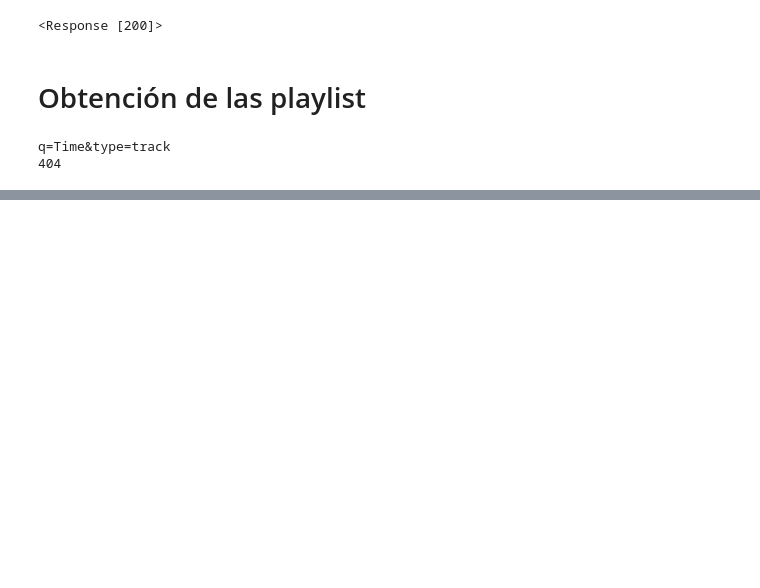
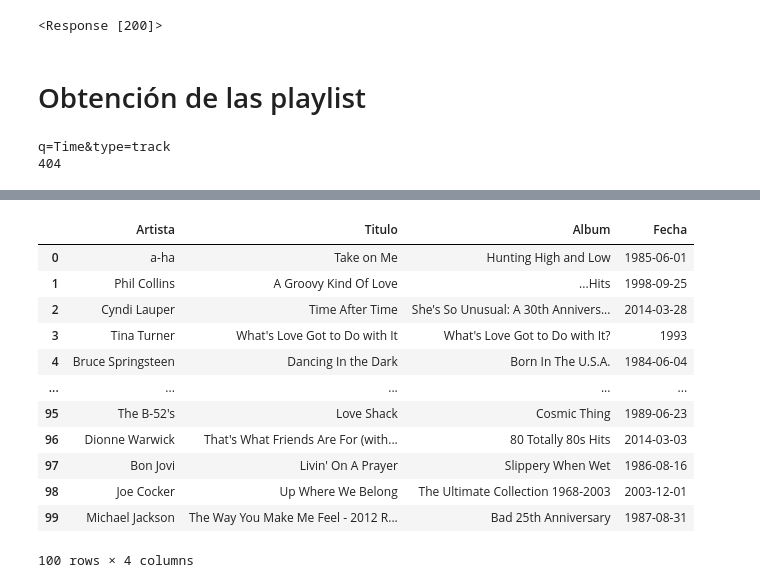
Before and after one commit to kaaiik/dataMusic, a Jupyter notebook: notebook/main.ipynb, the cells around one changed output, grey strips where cells are left out. Drawn from its saved outputs; the diff is of its cells as text; code cells hidden in the pictures; blank space fills up the shorter version.

```diff
--- a/notebook/main.ipynb
+++ b/notebook/main.ipynb
@@ -270,0 +266,19 @@ df_sxt
+# %%
+# Buscamos las más destacadas de los 80's
+
+df_egt = get_every_track("All Out 80s")
+df_egt
+# %% [output]
+|  | Artista | Titulo | Album | Fecha |
+| 0 | a-ha | Take on Me | Hunting High and Low | 1985-06-01 |
+| 1 | Phil Collins | A Groovy Kind Of Love | ...Hits | 1998-09-25 |
+| 2 | Cyndi Lauper | Time After Time | She's So Unusual: A 30th Annivers... | 2014-03-28 |
+| 3 | Tina Turner | What's Love Got to Do with It | What's Love Got to Do with It? | 1993 |
+| 4 | Bruce Springsteen | Dancing In the Dark | Born In The U.S.A. | 1984-06-04 |
+| ... | ... | ... | ... | ... |
+| 95 | The B-52's | Love Shack | Cosmic Thing | 1989-06-23 |
+| 96 | Dionne Warwick | That's What Friends Are For (with... | 80 Totally 80s Hits | 2014-03-03 |
+| 97 | Bon Jovi | Livin' On A Prayer | Slippery When Wet | 1986-08-16 |
+| 98 | Joe Cocker | Up Where We Belong | The Ultimate Collection 1968-2003 | 2003-12-01 |
+| 99 | Michael Jackson | The Way You Make Me Feel - 2012 R... | Bad 25th Anniversary | 1987-08-31 |
+100 rows × 4 columns
```
Also changed, not shown: parts of 15 cells of this notebook.
